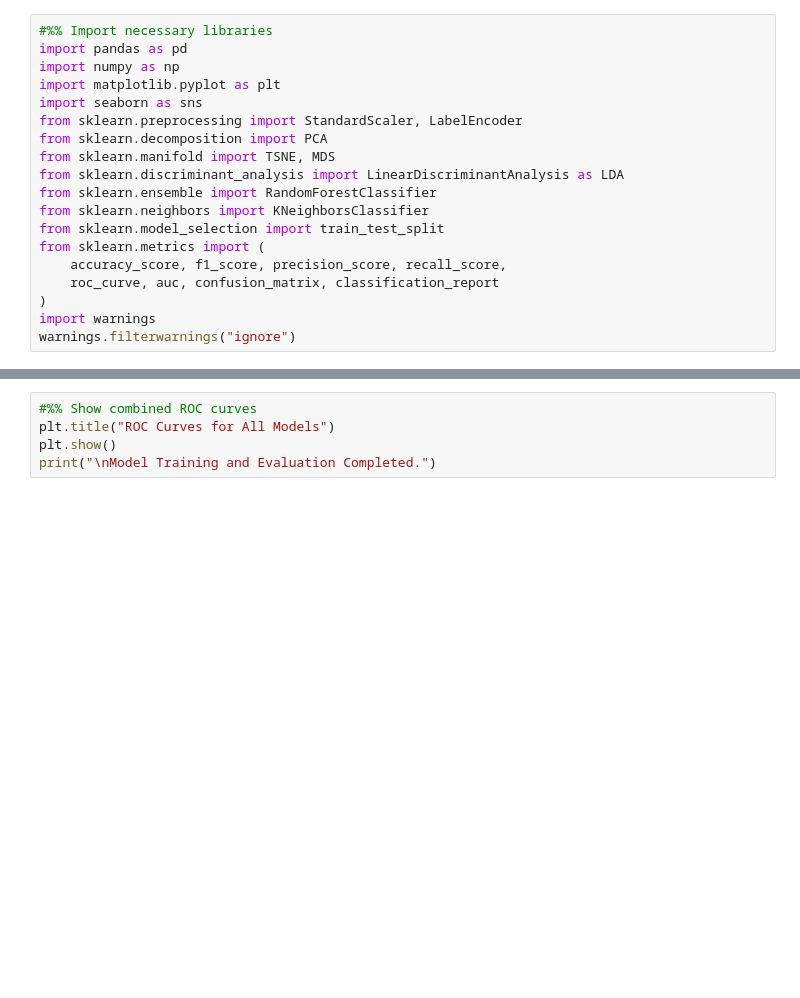
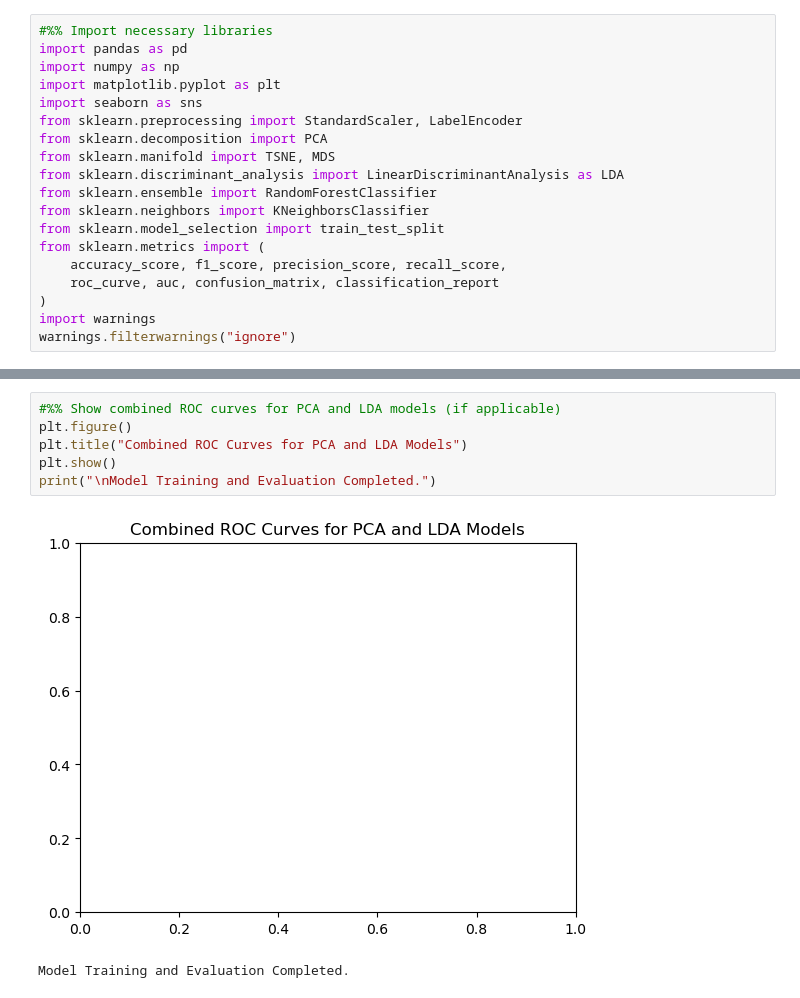
Before and after one commit to sahilawatramani/Kepler-ML-DimensionalityReduction, a Jupyter notebook: src/DR.ipynb, the cells around one changed output, grey strips where cells are left out. Cells and saved outputs as stored; diff of their text form; blank space fills up the shorter version.

```diff
--- a/src/DR.ipynb
+++ b/src/DR.ipynb
@@ -119,5 +203,9 @@ train_and_evaluate(X_train_mds, X_test_mds, "MDS", model_type="KNN")
 # %%
-#%% Show combined ROC curves
-plt.title("ROC Curves for All Models")
+#%% Show combined ROC curves for PCA and LDA models (if applicable)
+plt.figure()
+plt.title("Combined ROC Curves for PCA and LDA Models")
 plt.show()
 print("\nModel Training and Evaluation Completed.")
+# %% [output]
+[figure, added]
+Model Training and Evaluation Completed.
```
Also changed, not shown: parts of 8 cells of this notebook.
